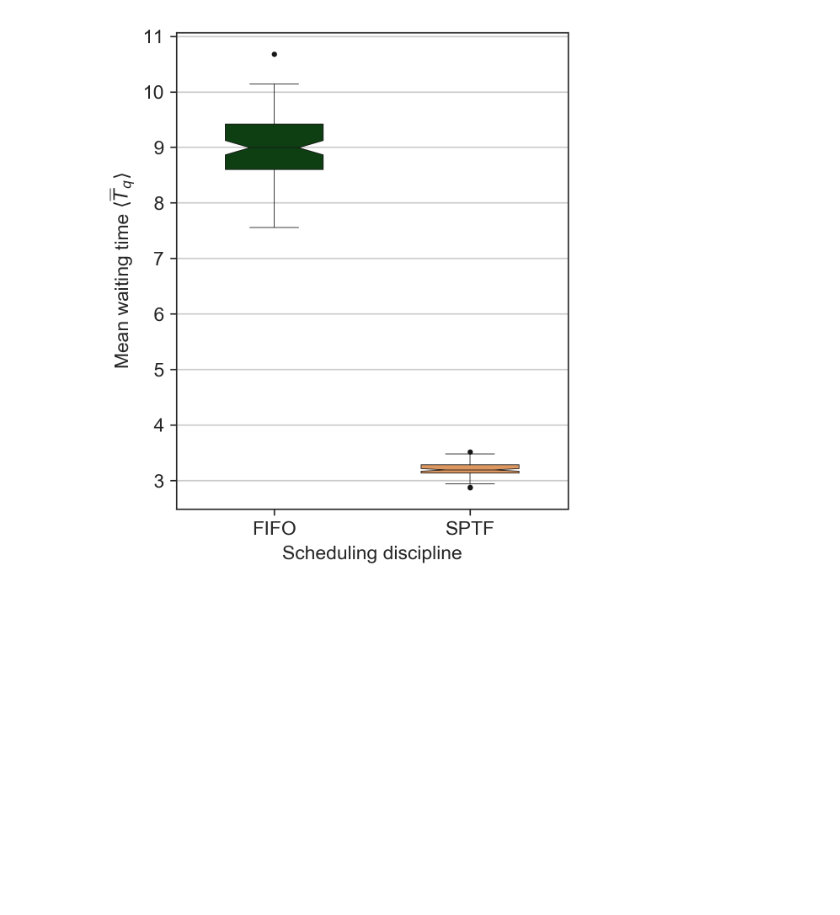
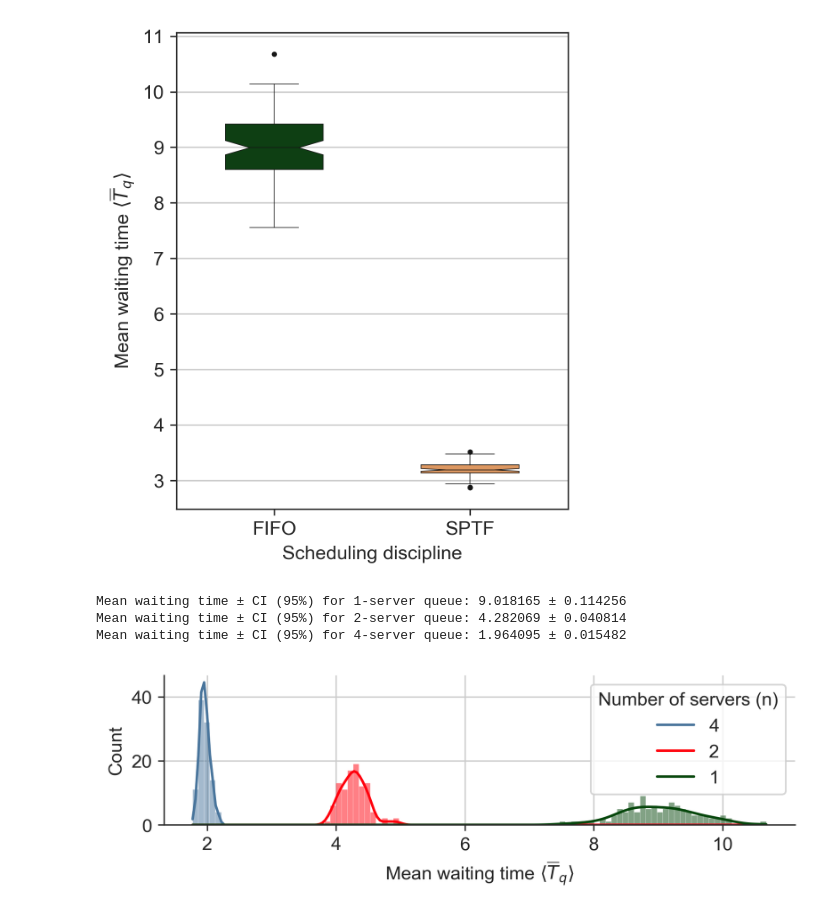
Before and after one commit to loonatick-src/stochastic-sim-2, a Jupyter notebook: DES_sim_refactor.ipynb, the cells around one changed output. Saved outputs shown, nothing was run; the diff lists cells and outputs as text; code cells hidden in the pictures; blank space fills up the shorter version.

```diff
--- a/DES_sim_refactor.ipynb
+++ b/DES_sim_refactor.ipynb
@@ -865,6 +865,13 @@ def narrow_histogram_plotter(simulation_data, title):
     plt.savefig(title, bbox_inches = 'tight')
 
     plt.show()
+# %%
+narrow_histogram_plotter("waiting_times_fullsave_124.npz", "Markovian_histogram.pdf")
+# %% [output]
+Mean waiting time ± CI (95%) for 1-server queue: 9.018165 ± 0.114256
+Mean waiting time ± CI (95%) for 2-server queue: 4.282069 ± 0.040814
+Mean waiting time ± CI (95%) for 4-server queue: 1.964095 ± 0.015482
+[figure, added]
 # %%
 narrow_histogram_plotter("waiting_times_fullsave_124_deterministic.npz", "MD124_histogram.pdf")
 # %% [output]
```
Also changed, not shown: parts of 4 cells of this notebook, 4 other files.
